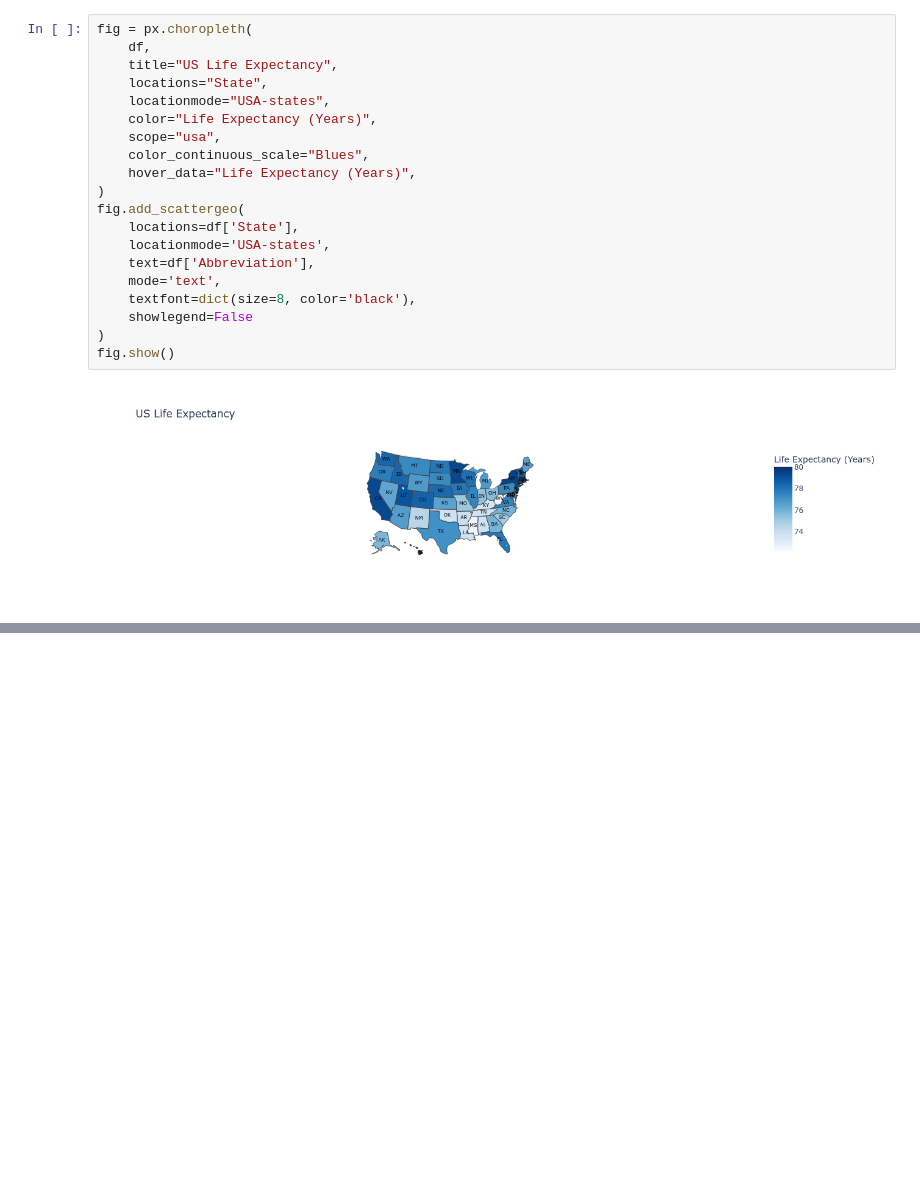
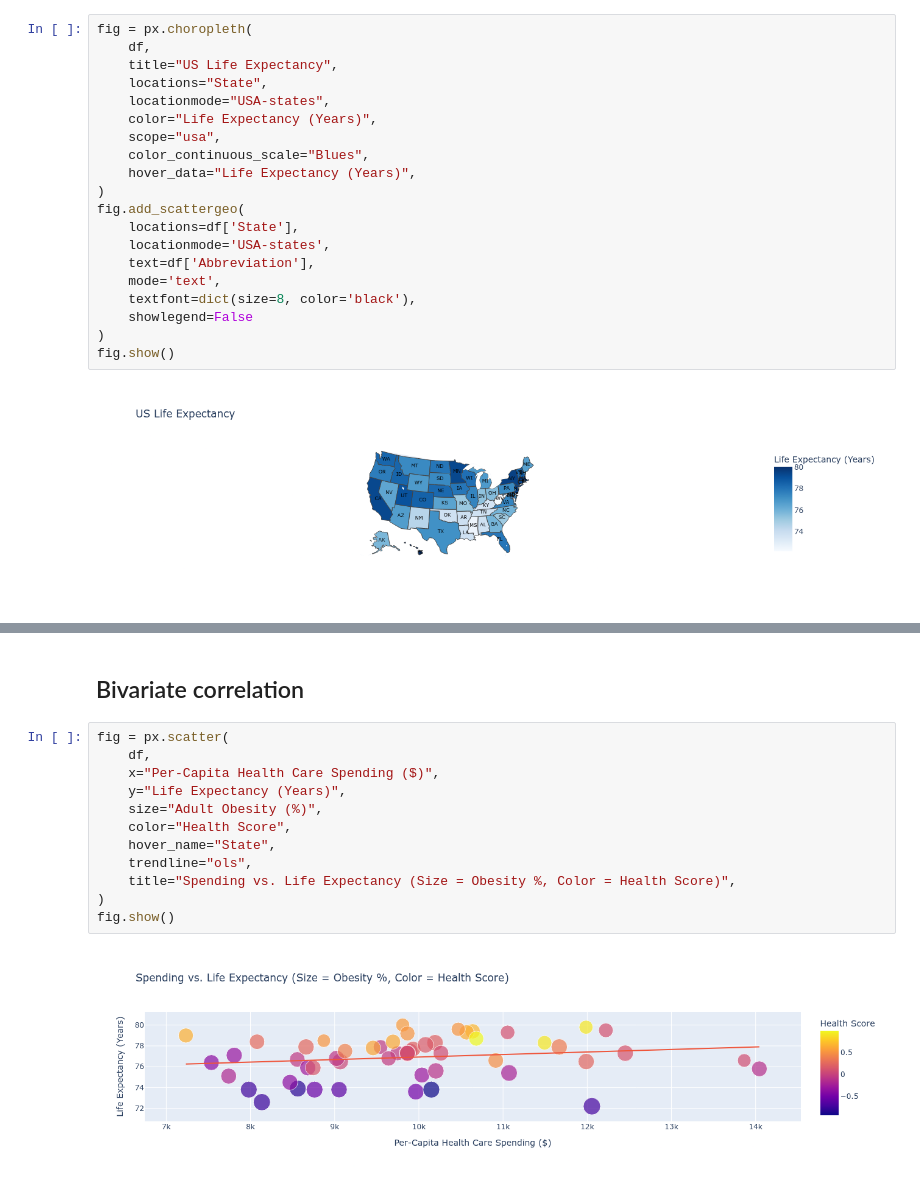
Before and after one commit to maxwellicharia/US-State-Health-Data-Analysis, a Jupyter notebook: US States Health Analysis.ipynb, the cells around one changed output, grey strips where cells are left out. Drawn from its saved outputs; the diff is of its cells as text; blank space fills up the shorter version.

```diff
--- a/US States Health Analysis.ipynb
+++ b/US States Health Analysis.ipynb
@@ -278,0 +318,16 @@ fig.show()
+# %% [markdown]
+## Bivariate correlation
+# %%
+fig = px.scatter(
+    df,
+    x="Per-Capita Health Care Spending ($)",
+    y="Life Expectancy (Years)",
+    size="Adult Obesity (%)",
+    color="Health Score",
+    hover_name="State",
+    trendline="ols",
+    title="Spending vs. Life Expectancy (Size = Obesity %, Color = Health Score)",
+)
+fig.show()
+# %% [output]
+[figure, added]
```
Also changed, not shown: parts of 9 cells of this notebook, 1 other file.
